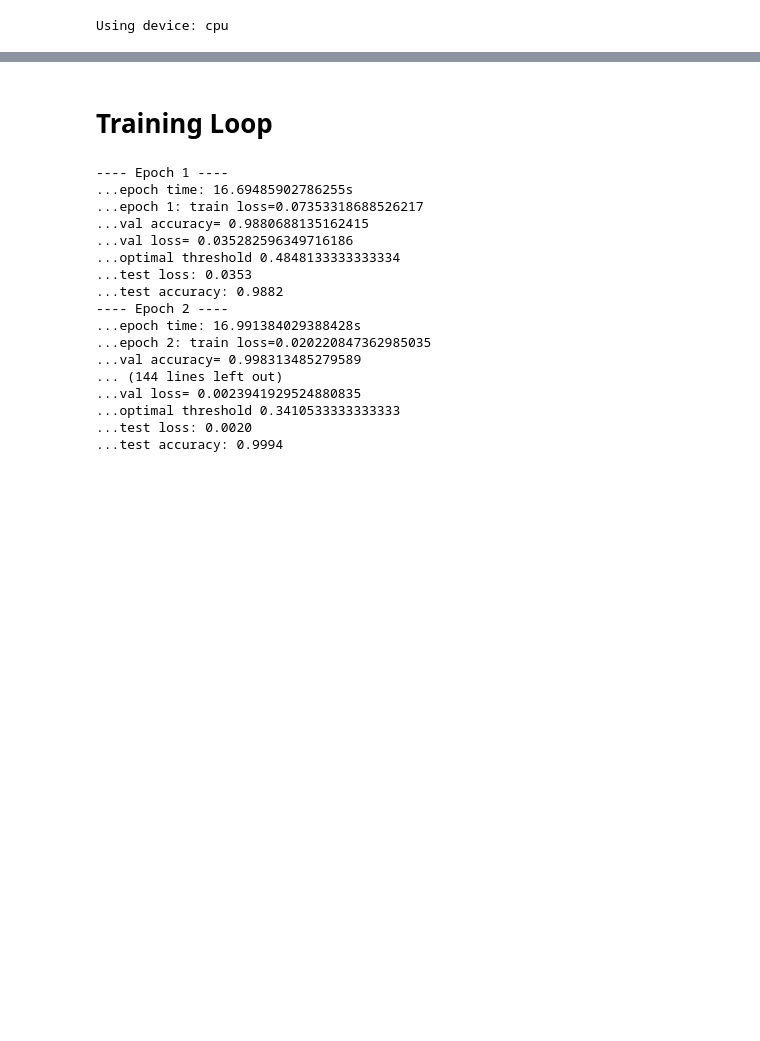
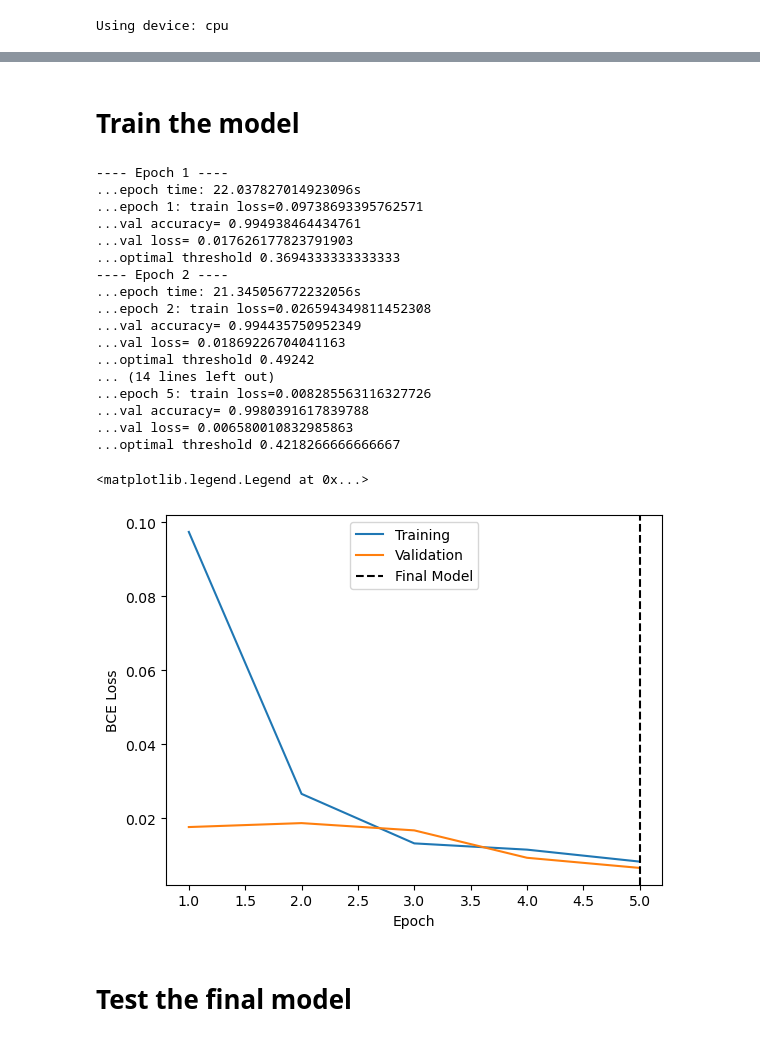
Before and after one commit to mghrear/GNN-tracking-ldmx, a Jupyter notebook: LDMX_IN.ipynb, the cells around one changed output, grey strips where cells are left out. Drawn from its saved outputs; the diff is of its cells as text; code cells hidden in the pictures; blank space fills up the shorter version.

```diff
--- a/LDMX_IN.ipynb
+++ b/LDMX_IN.ipynb
@@ -73,5 +80,3 @@ gamma = 0.9
 
 optimizer = optim.Adam(model.parameters(), lr=lr)
 scheduler = StepLR(optimizer, step_size=step_size, gamma=gamma)
-# %% [markdown]
-# Training Loop
@@ -156,16 +83,18 @@ def test(model, device, test_loader, thld=0.5):
+# %% [markdown]
+# Train the model
 # %%
-epochs = 20
+epochs = 5
 
 best_val_loss = math.inf
 best_thld = None
 best_state_dict = None  # or best_model = None
 
-output = {'train_loss': [], 'val_loss': [], 'test_loss': [], 'test_acc': [], 'optimal_thld': []}
+output = {'train_loss': [], 'val_loss': [], 'optimal_thld': []}
 
 for epoch in range(1, epochs + 1):
     print(f"---- Epoch {epoch} ----")
-    train_loss = train(model, device, train_loader, optimizer, epoch)
-    thld, val_loss = validate(model, device, val_loader)
+    train_loss = GTT.train(model, device, train_loader, optimizer, epoch)
+    thld, val_loss = GTT.validate(model, device, val_loader)
     print('...optimal threshold', thld)
 
     # keep best model (lowest val loss) + its threshold
@@ -174,37 +103,46 @@ for epoch in range(1, epochs + 1):
         best_thld = thld
         best_state_dict = copy.deepcopy(model.state_dict())  # safest/common
 
-    test_loss, test_acc = test(model, device, test_loader, thld=thld)
     scheduler.step()
 
     output['train_loss'].append(train_loss)
     output['val_loss'].append(val_loss)
-    output['test_loss'].append(test_loss)
-    output['test_acc'].append(test_acc)
     output['optimal_thld'].append(thld)
-
-# later, restore best model + use best_thld
-model.load_state_dict(best_state_dict)
-thld = best_thld
 # %% [output]
 ---- Epoch 1 ----
-...epoch time: 16.69485902786255s
-...epoch 1: train loss=0.07353318688526217
-...val accuracy= 0.9880688135162415
-...val loss= 0.035282596349716186
-...optimal threshold 0.4848133333333334
-...test loss: 0.0353
-...test accuracy: 0.9882
+...epoch time: 22.037827014923096s
+...epoch 1: train loss=0.09738693395762571
+...val accuracy= 0.994938464434761
+...val loss= 0.017626177823791903
+...optimal threshold 0.3694333333333333
 ---- Epoch 2 ----
-...epoch time: 16.991384029388428s
-...epoch 2: train loss=0.020220847362985035
-...val accuracy= 0.998313485279589
-... (144 lines left out)
-...val loss= 0.0023941929524880835
-...optimal threshold 0.3410533333333333
-...test loss: 0.0020
-...test accuracy: 0.9994
+...epoch time: 21.345056772232056s
+...epoch 2: train loss=0.026594349811452308
+...val accuracy= 0.994435750952349
+...val loss= 0.01869226704041163
+...optimal threshold 0.49242
+... (14 lines left out)
+...epoch 5: train loss=0.008285563116327726
+...val accuracy= 0.9980391617839788
+...val loss= 0.006580010832985863
+...optimal threshold 0.4218266666666667
 # %%
 # convert output to pandas DataFrame and save as pickle
 output_df = pd.DataFrame(output)
 output_df.to_pickle("LDMX_IN_training_output.pkl")
+# %%
+# Plot the training and validation losses
+
+plt.plot(np.arange(len(output_df))+1,output_df.train_loss,label='Training')
+plt.plot(np.arange(len(output_df))+1,output_df.val_loss,label='Validation')
+plt.axvline(x=np.argmin(output_df['val_loss'])+1, linestyle='--', color='k', label='Final Model')
+
+
+plt.xlabel("Epoch")
+plt.ylabel("BCE Loss")
+plt.legend()
+# %% [output]
+<matplotlib.legend.Legend at 0x...>
+[figure, added]
+# %% [markdown]
+# Test the final model
```
Also changed, not shown: parts of 11 cells of this notebook, 3 other files.
